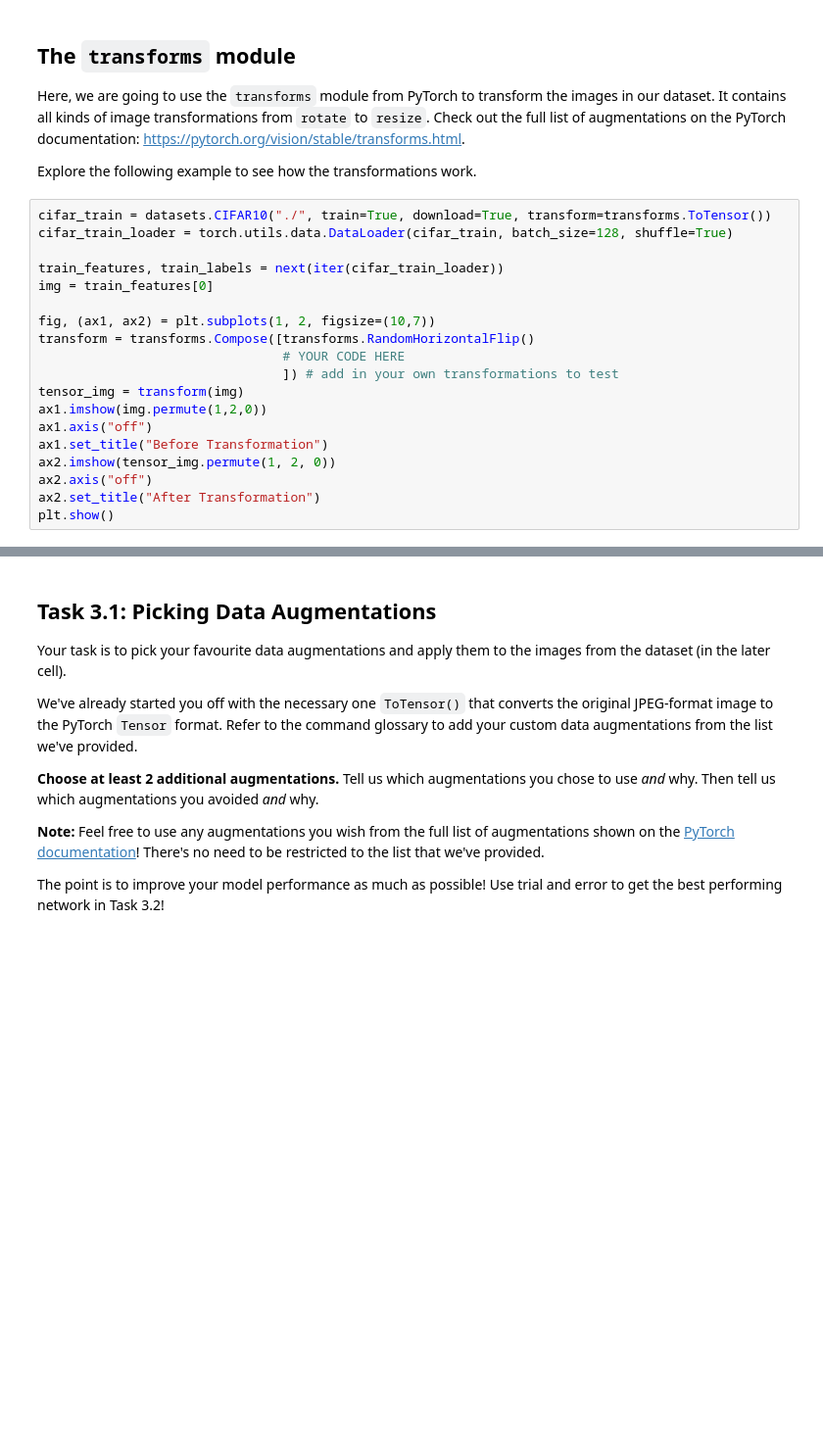
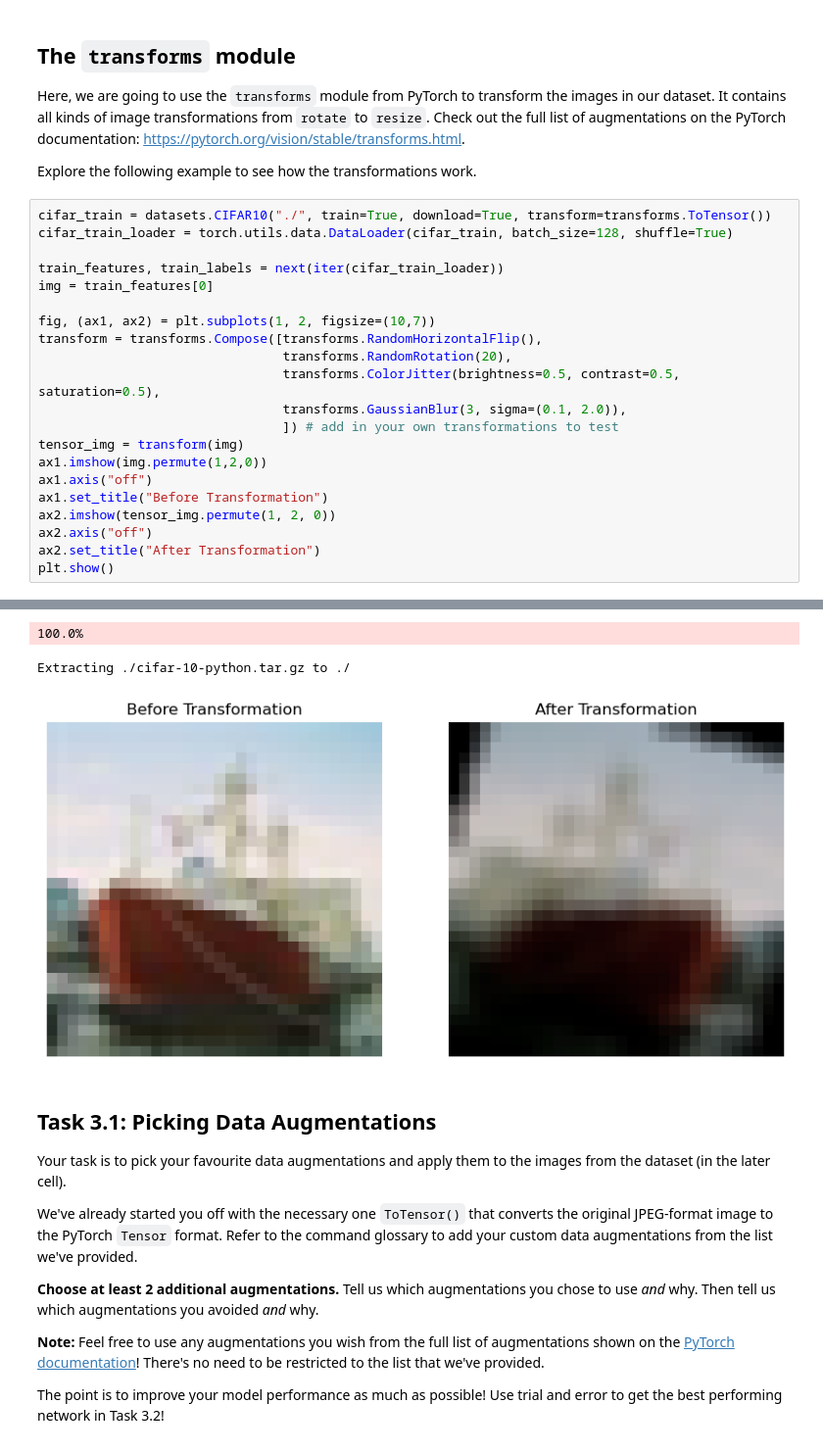
Before and after one commit to JCSnap/AI-ML, a Jupyter notebook: ps7/ps7.ipynb, the cells around one changed output, grey strips where cells are left out. Shown at 98% size. Drawn from its saved outputs; the diff is of its cells as text; blank space fills up the shorter version.

Commit message:
added transformers

```diff
--- a/ps7/ps7.ipynb
+++ b/ps7/ps7.ipynb
@@ -882,8 +882,10 @@ train_features, train_labels = next(iter(cifar_train_loader))
 img = train_features[0]
 
 fig, (ax1, ax2) = plt.subplots(1, 2, figsize=(10,7))
-transform = transforms.Compose([transforms.RandomHorizontalFlip()
-                                # YOUR CODE HERE
+transform = transforms.Compose([transforms.RandomHorizontalFlip(),
+                                transforms.RandomRotation(20),
+                                transforms.ColorJitter(brightness=0.5, contrast=0.5, saturation=0.5),
+                                transforms.GaussianBlur(3, sigma=(0.1, 2.0)),
                                 ]) # add in your own transformations to test
 tensor_img = transform(img)
 ax1.imshow(img.permute(1,2,0))
@@ -893,3 +895,4 @@ ax2.imshow(tensor_img.permute(1, 2, 0))
 ax2.axis("off")
 ax2.set_title("After Transformation")
 plt.show()
+# %% [output]
@@ -896,3 +900,6 @@ plt.show()
+100.0%
+Extracting ./cifar-10-python.tar.gz to ./
+[figure, added]
 # %% [markdown]
 ## Task 3.1: Picking Data Augmentations
 
```
Also changed, not shown: parts of 1 cell of this notebook.
